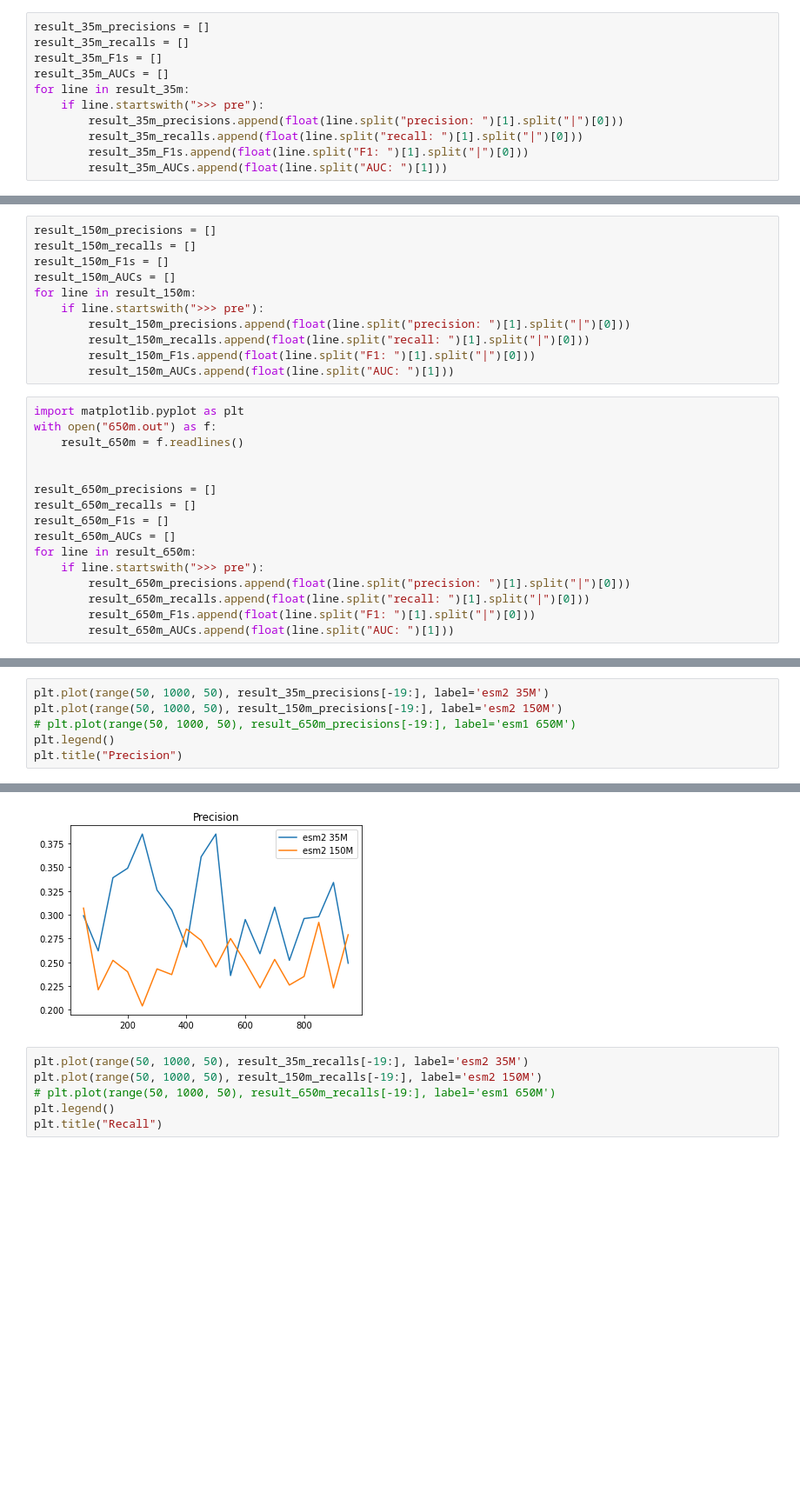
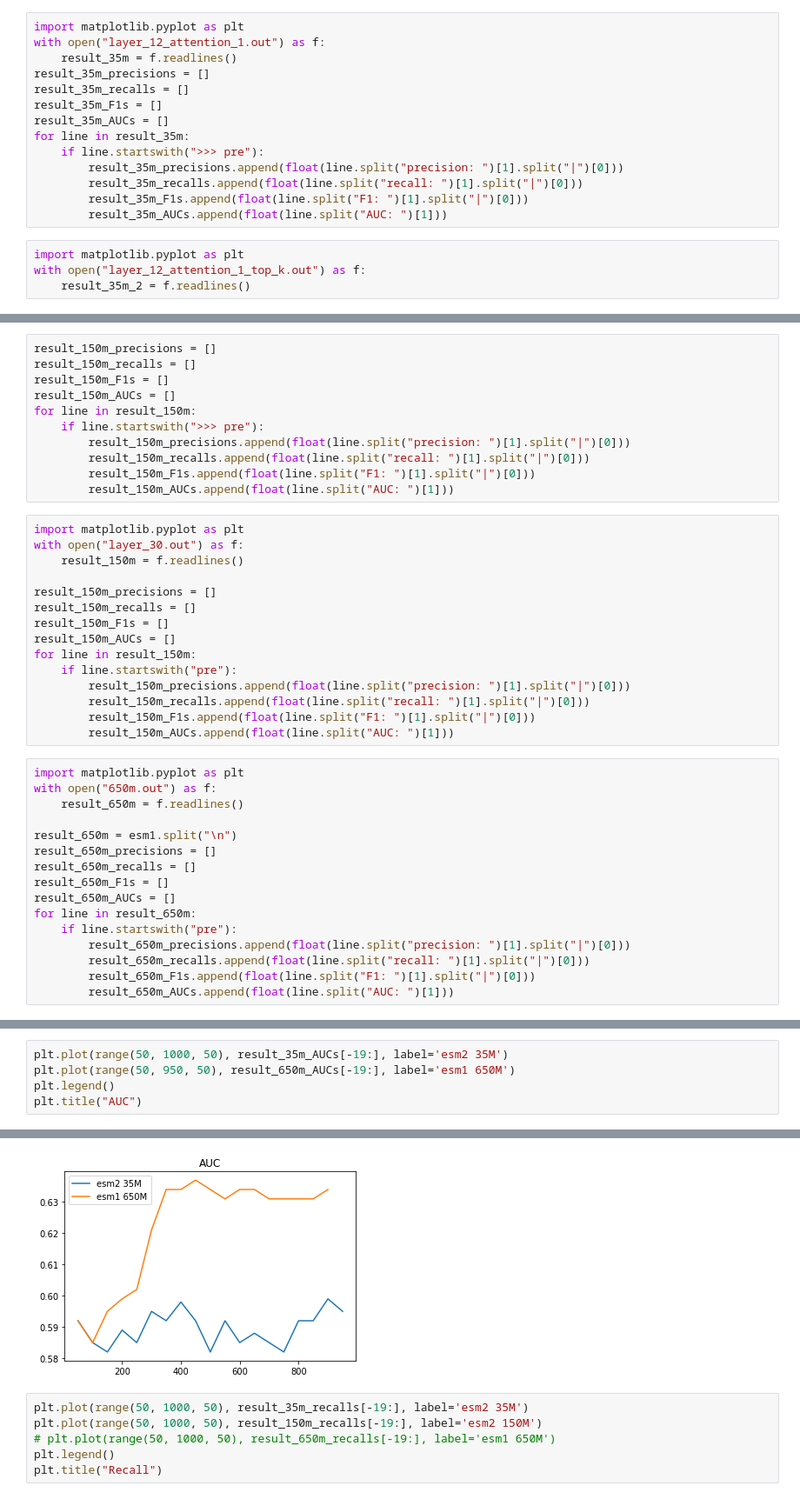
Before and after one commit to xxchenxx/CLEAN, a Jupyter notebook: app/draw.ipynb, the cells around one changed output, grey strips where cells are left out. Shown at 87% size. Drawn from its saved outputs; the diff is of its cells as text; blank space fills up the shorter version.

```diff
--- a/app/draw.ipynb
+++ b/app/draw.ipynb
@@ -3,6 +24,9 @@ import matplotlib.pyplot as plt
 with open("layer_12_attention_1.out") as f:
     result_35m = f.readlines()
 # %%
+import matplotlib.pyplot as plt
+with open("layer_12_attention_1.out") as f:
+    result_35m = f.readlines()
 result_35m_precisions = []
 result_35m_recalls = []
 result_35m_F1s = []
@@ -13,6 +37,10 @@ for line in result_35m:
         result_35m_recalls.append(float(line.split("recall: ")[1].split("|")[0]))
         result_35m_F1s.append(float(line.split("F1: ")[1].split("|")[0]))
         result_35m_AUCs.append(float(line.split("AUC: ")[1]))
+# %%
+import matplotlib.pyplot as plt
+with open("layer_12_attention_1_top_k.out") as f:
+    result_35m_2 = f.readlines()
 # %%
 import matplotlib.pyplot as plt
 with open("layer_12_attention_1_top_k.out") as f:
@@ -71,18 +99,33 @@ for line in result_150m:
         result_150m_recalls.append(float(line.split("recall: ")[1].split("|")[0]))
         result_150m_F1s.append(float(line.split("F1: ")[1].split("|")[0]))
         result_150m_AUCs.append(float(line.split("AUC: ")[1]))
+# %%
+import matplotlib.pyplot as plt
+with open("layer_30.out") as f:
+    result_150m = f.readlines()
+
+result_150m_precisions = []
+result_150m_recalls = []
+result_150m_F1s = []
+result_150m_AUCs = []
+for line in result_150m:
+    if line.startswith("pre"):
+        result_150m_precisions.append(float(line.split("precision: ")[1].split("|")[0]))
+        result_150m_recalls.append(float(line.split("recall: ")[1].split("|")[0]))
+        result_150m_F1s.append(float(line.split("F1: ")[1].split("|")[0]))
+        result_150m_AUCs.append(float(line.split("AUC: ")[1]))
 # %%
 import matplotlib.pyplot as plt
 with open("650m.out") as f:
     result_650m = f.readlines()
 
-
+result_650m = esm1.split("\n")
 result_650m_precisions = []
 result_650m_recalls = []
 result_650m_F1s = []
 result_650m_AUCs = []
 for line in result_650m:
-    if line.startswith(">>> pre"):
+    if line.startswith("pre"):
         result_650m_precisions.append(float(line.split("precision: ")[1].split("|")[0]))
         result_650m_recalls.append(float(line.split("recall: ")[1].split("|")[0]))
         result_650m_F1s.append(float(line.split("F1: ")[1].split("|")[0]))
@@ -94,7 +160,6 @@ len(result_650m_F1s)
 # %%
-plt.plot(range(50, 1000, 50), result_35m_precisions[-19:], label='esm2 35M')
-plt.plot(range(50, 1000, 50), result_150m_precisions[-19:], label='esm2 150M')
-# plt.plot(range(50, 1000, 50), result_650m_precisions[-19:], label='esm1 650M')
+plt.plot(range(50, 1000, 50), result_35m_AUCs[-19:], label='esm2 35M')
+plt.plot(range(50, 950, 50), result_650m_AUCs[-19:], label='esm1 650M')
 plt.legend()
-plt.title("Precision")
+plt.title("AUC")
 # %% [output]
@@ -102,4 +167,4 @@ Text(0.5, 1.0, 'Precision')
-[figure, old version]
+[figure, new version]
 # %%
 plt.plot(range(50, 1000, 50), result_35m_recalls[-19:], label='esm2 35M')
 plt.plot(range(50, 1000, 50), result_150m_recalls[-19:], label='esm2 150M')
```
Also changed, not shown: parts of 19 cells of this notebook, 1 other file.
